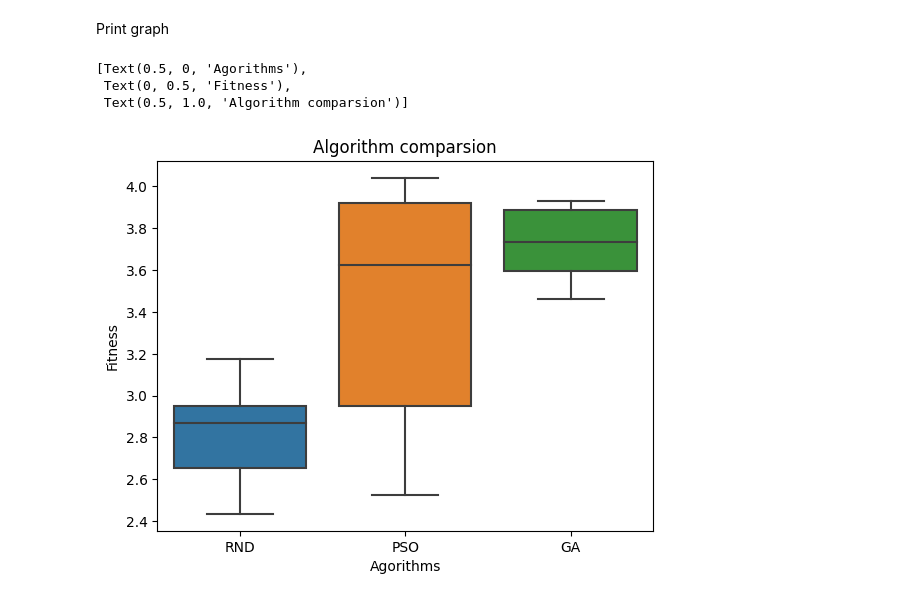
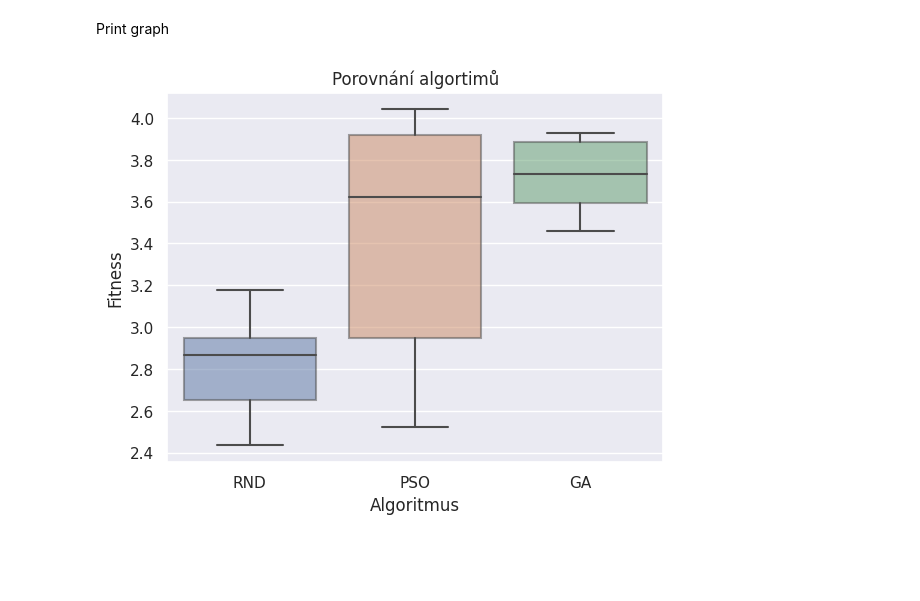
Before and after one commit to xcoupe01/nn_weight_share_optimization, a Jupyter notebook: lenet_compression_compare.ipynb, the cells around one changed output. Cells and saved outputs as stored; diff of their text form; code cells hidden in the pictures; blank space fills up the shorter version.

```diff
--- a/lenet_compression_compare.ipynb
+++ b/lenet_compression_compare.ipynb
@@ -45,11 +46,10 @@ data
 | 10 | run6 | 2.690718 | 2.523218 | 3.873907 |
 # %% [markdown]
 Print graph
-# %%
-graph = sns.boxplot(data=data)
-graph.set(xlabel = 'Agorithms', ylabel='Fitness', title='Algorithm comparsion')
-# %% [output]
-[Text(0.5, 0, 'Agorithms'),
- Text(0, 0.5, 'Fitness'),
- Text(0.5, 1.0, 'Algorithm comparsion')]
-[figure, removed]
+# %%
+sns.set(style="darkgrid")
+graph = sns.boxplot(data=data, boxprops=dict(alpha=0.5)) #  medianprops={"color": "coral"}
+graph.set(xlabel = 'Algoritmus', ylabel='Fitness', title='Porovnání algortimů')
+graph.get_figure().savefig('results/plots/box.pdf')
+# %% [output]
+[figure, added]
```
Also changed, not shown: parts of 4 cells of this notebook, 4 other files.
